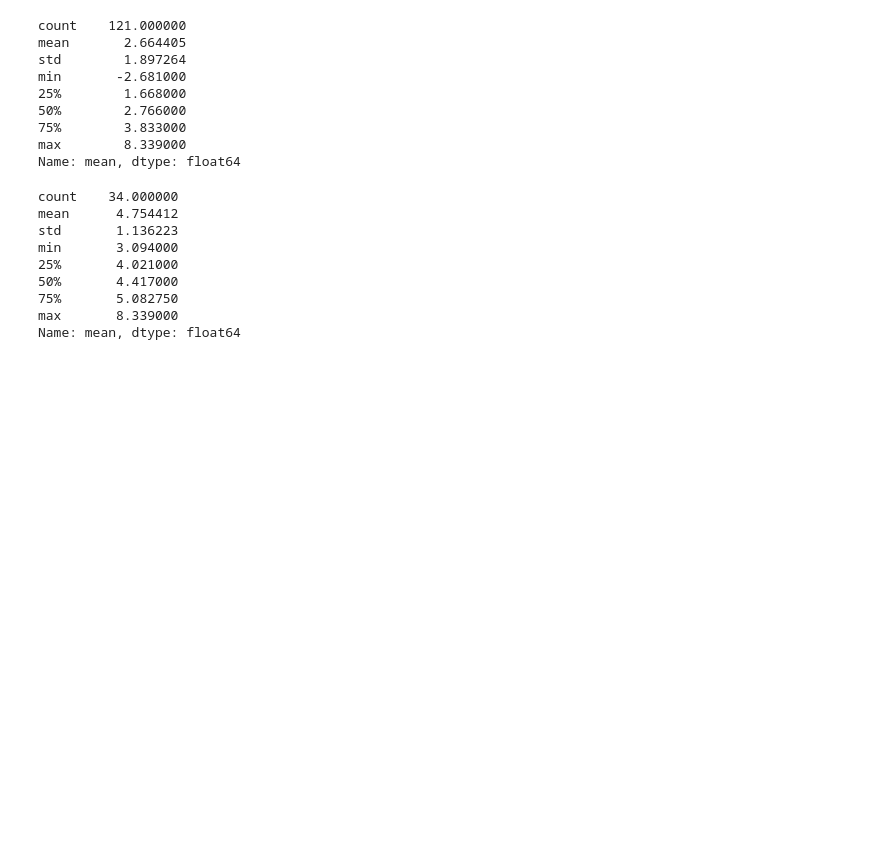
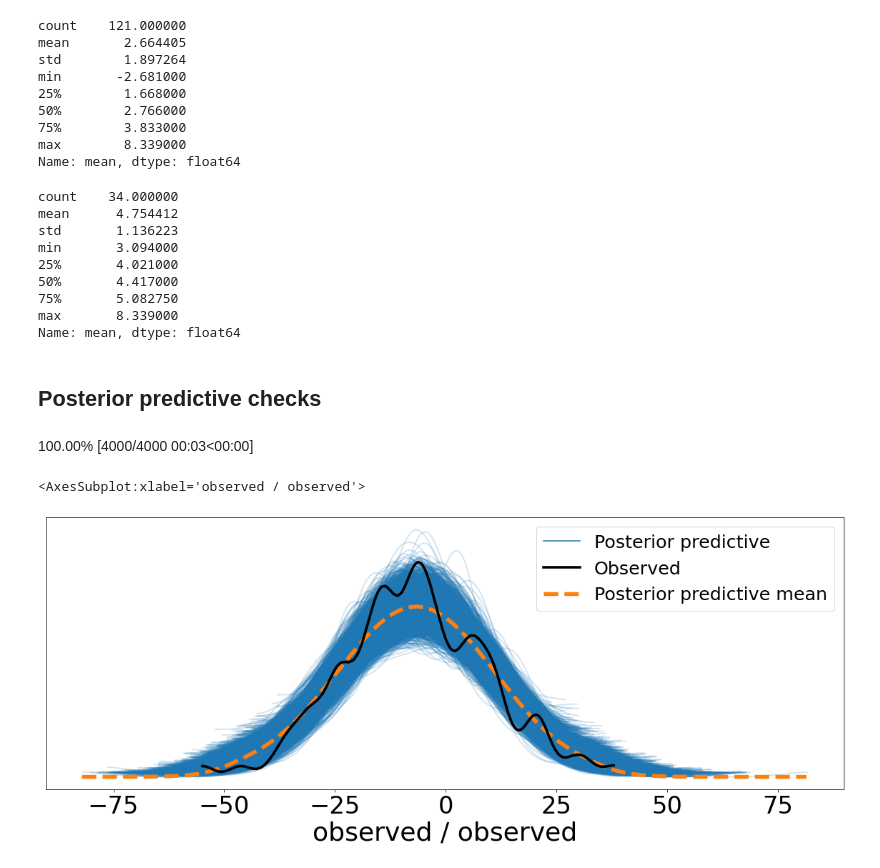
Before and after one commit to kamicollo/home-court-advantage, a Jupyter notebook: modelling/model_evaluation.ipynb, the cells around one changed output. Drawn from its saved outputs; the diff is of its cells as text; code cells hidden in the pictures; blank space fills up the shorter version.

Commit message:
Posterior predictive checks

```diff
--- a/modelling/model_evaluation.ipynb
+++ b/modelling/model_evaluation.ipynb
@@ -232,3 +241,20 @@ min       3.094000
 75%       5.082750
 max       8.339000
 Name: mean, dtype: float64
+# %% [markdown]
+## Posterior predictive checks
+# %%
+m = best_models['2020']
+# %%
+m['data'] = pickle.load(m['data-path'].open(mode = "rb"))
+# %%
+with pm.Model() as mod:
+    OneAdvantage.Mod(data = m['data'], advantage_prior=(0, 10))
+    ppc= pm.sample_posterior_predictive(m['trace'], random_seed=42)
+# %% [output]
+100.00% [4000/4000 00:03<00:00]
+# %%
+az.plot_ppc(ppc, figsize=(20, 7))
+# %% [output]
+<AxesSubplot:xlabel='observed / observed'>
+[figure, added]
```
Also changed, not shown: parts of 2 cells of this notebook.
